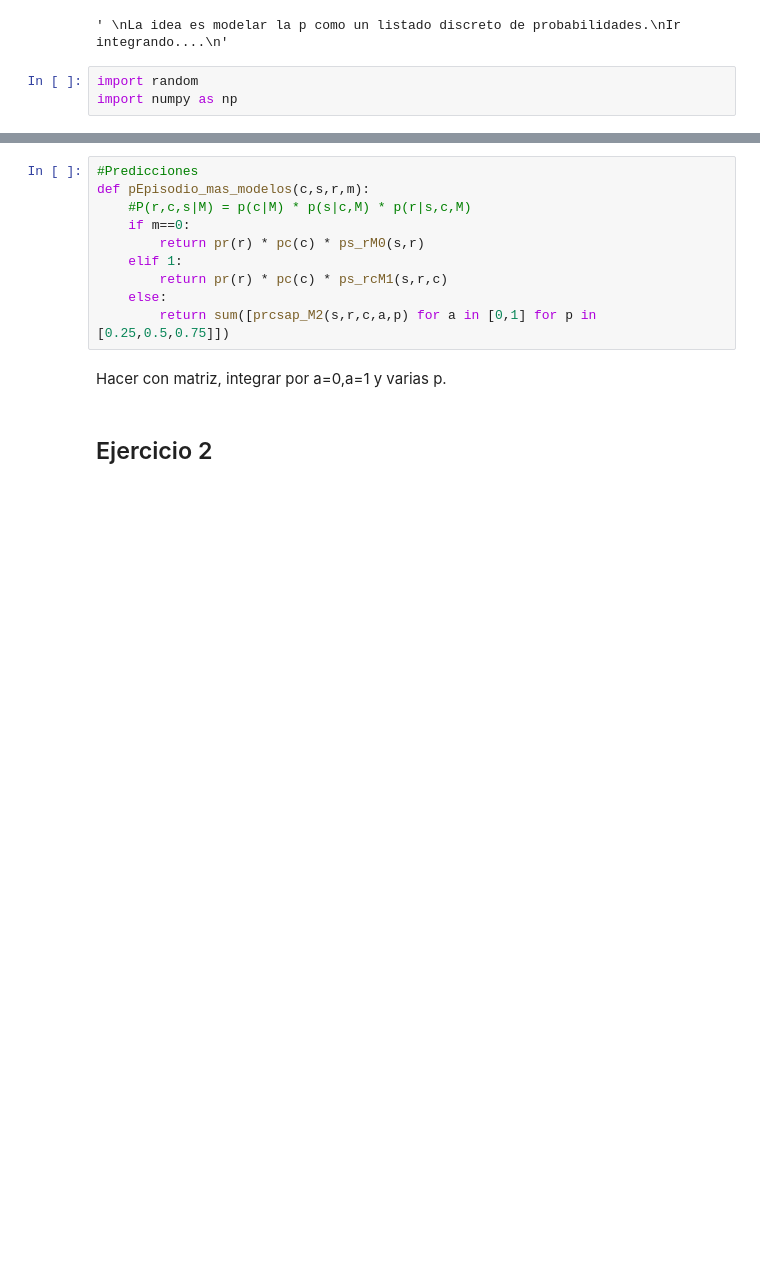
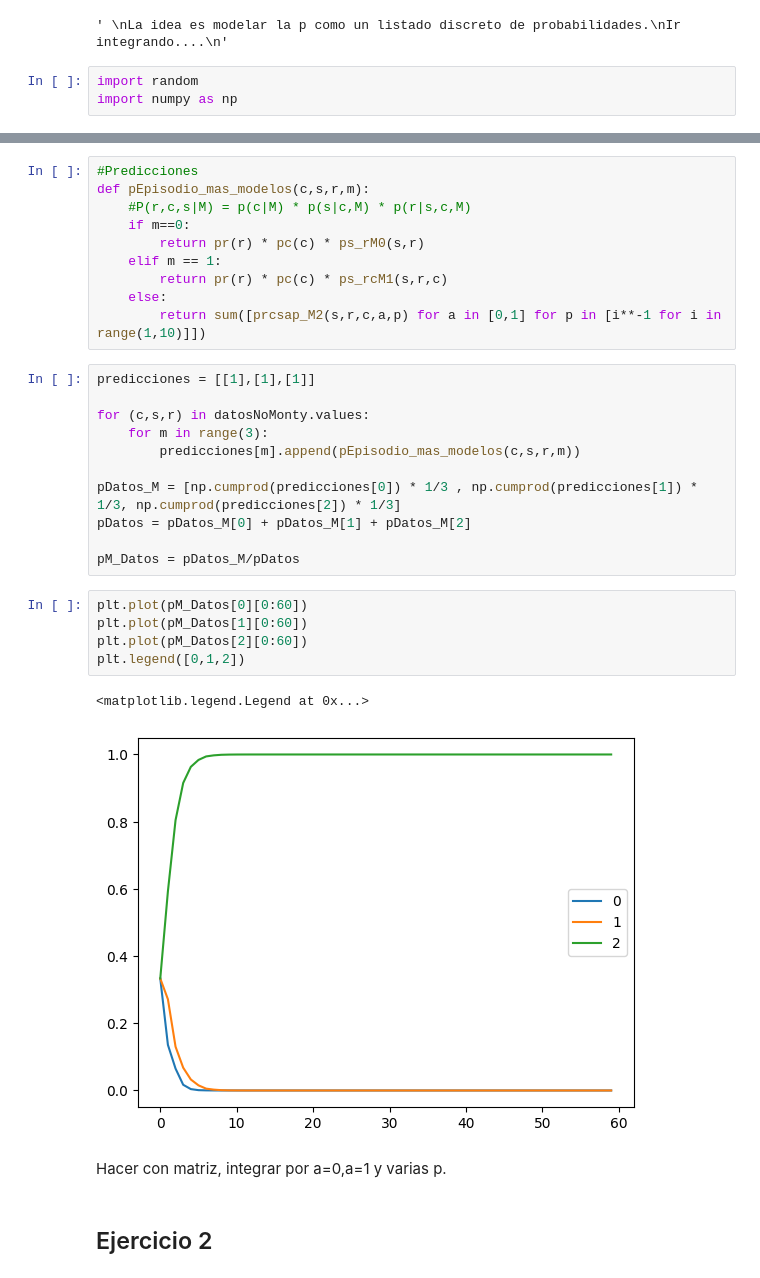
Before and after one commit to ulrich-marcelo/Inferencia-Bayesiana-Causal, a Jupyter notebook: Practicas/Unidad 1/guia1.ipynb, the cells around one changed output, grey strips where cells are left out. Cells and saved outputs as stored; diff of their text form; blank space fills up the shorter version.

```diff
--- a/Practicas/Unidad 1/guia1.ipynb
+++ b/Practicas/Unidad 1/guia1.ipynb
@@ -238,10 +238,29 @@ def pEpisodio_mas_modelos(c,s,r,m):
     #P(r,c,s|M) = p(c|M) * p(s|c,M) * p(r|s,c,M)
     if m==0:
         return pr(r) * pc(c) * ps_rM0(s,r)
-    elif 1:
+    elif m == 1:
         return pr(r) * pc(c) * ps_rcM1(s,r,c)
     else:
-        return sum([prcsap_M2(s,r,c,a,p) for a in [0,1] for p in [0.25,0.5,0.75]])
+        return sum([prcsap_M2(s,r,c,a,p) for a in [0,1] for p in [i**-1 for i in range(1,10)]])
+# %%
+predicciones = [[1],[1],[1]]
+
+for (c,s,r) in datosNoMonty.values:
+    for m in range(3):
+        predicciones[m].append(pEpisodio_mas_modelos(c,s,r,m))
+
+pDatos_M = [np.cumprod(predicciones[0]) * 1/3 , np.cumprod(predicciones[1]) * 1/3, np.cumprod(predicciones[2]) * 1/3]
+pDatos = pDatos_M[0] + pDatos_M[1] + pDatos_M[2]
+
+pM_Datos = pDatos_M/pDatos
+# %%
+plt.plot(pM_Datos[0][0:60])
+plt.plot(pM_Datos[1][0:60])
+plt.plot(pM_Datos[2][0:60])
+plt.legend([0,1,2])
+# %% [output]
+<matplotlib.legend.Legend at 0x...>
+[figure, added]
 # %% [markdown]
 Hacer con matriz, integrar por a=0,a=1 y varias p.
 # %% [markdown]
```
Also changed, not shown: parts of 9 cells of this notebook.
